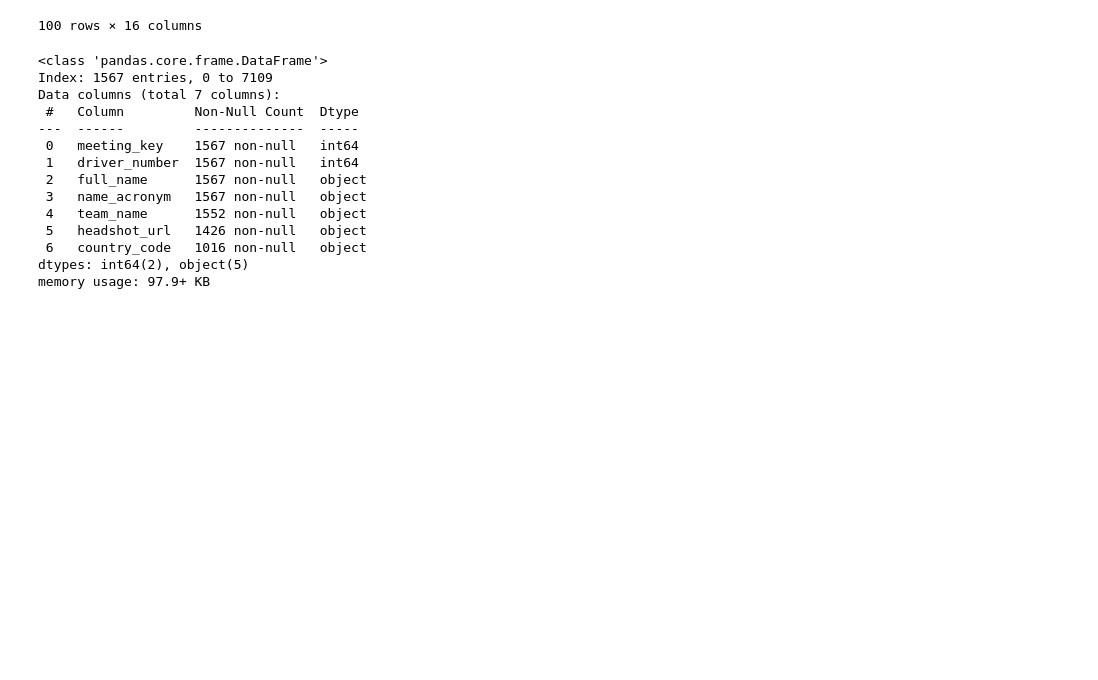
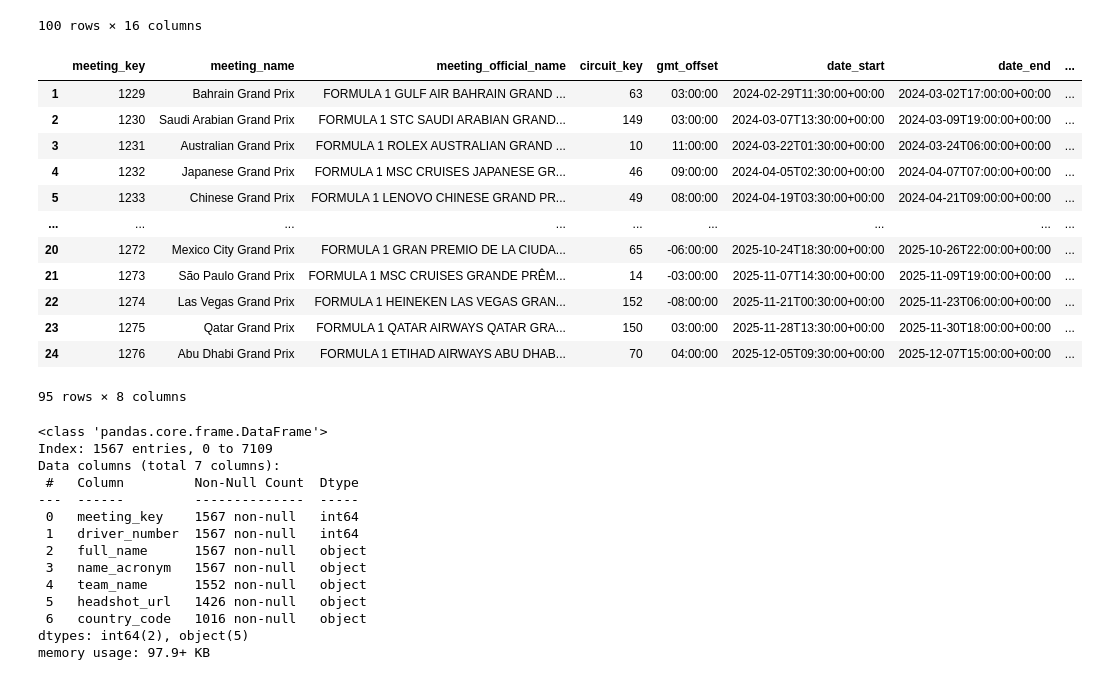
Before and after one commit to FlavLbr/F1_website, a Jupyter notebook: notebook/02_cleaning/mise_en_propre.ipynb, the cells around one changed output. Drawn from its saved outputs; the diff is of its cells as text; code cells hidden in the pictures; blank space fills up the shorter version.

```diff
--- a/notebook/02_cleaning/mise_en_propre.ipynb
+++ b/notebook/02_cleaning/mise_en_propre.ipynb
@@ -30,6 +30,22 @@ display(df)
 | 23 | 1275 | Qatar Grand Prix | FORMULA 1 QATAR AIRWAYS QATAR GRA... | Lusail | 149 | QAT | Qatar | ... |
 | 24 | 1276 | Abu Dhabi Grand Prix | FORMULA 1 ETIHAD AIRWAYS ABU DHAB... | Yas Island | 21 | UAE | United Arab Emirates | ... |
 100 rows × 16 columns
+# %%
+display(df.loc[df["meeting_name"].str.contains("Grand Prix"),["meeting_key","meeting_name","meeting_official_name","circuit_key","gmt_offset","date_start","date_end","year"]])
+# %% [output]
+|  | meeting_key | meeting_name | meeting_official_name | circuit_key | gmt_offset | date_start | date_end | ... |
+| 1 | 1229 | Bahrain Grand Prix | FORMULA 1 GULF AIR BAHRAIN GRAND ... | 63 | 03:00:00 | 2024-02-29T11:30:00+00:00 | 2024-03-02T17:00:00+00:00 | ... |
+| 2 | 1230 | Saudi Arabian Grand Prix | FORMULA 1 STC SAUDI ARABIAN GRAND... | 149 | 03:00:00 | 2024-03-07T13:30:00+00:00 | 2024-03-09T19:00:00+00:00 | ... |
+| 3 | 1231 | Australian Grand Prix | FORMULA 1 ROLEX AUSTRALIAN GRAND ... | 10 | 11:00:00 | 2024-03-22T01:30:00+00:00 | 2024-03-24T06:00:00+00:00 | ... |
+| 4 | 1232 | Japanese Grand Prix | FORMULA 1 MSC CRUISES JAPANESE GR... | 46 | 09:00:00 | 2024-04-05T02:30:00+00:00 | 2024-04-07T07:00:00+00:00 | ... |
+| 5 | 1233 | Chinese Grand Prix | FORMULA 1 LENOVO CHINESE GRAND PR... | 49 | 08:00:00 | 2024-04-19T03:30:00+00:00 | 2024-04-21T09:00:00+00:00 | ... |
+| ... | ... | ... | ... | ... | ... | ... | ... | ... |
+| 20 | 1272 | Mexico City Grand Prix | FORMULA 1 GRAN PREMIO DE LA CIUDA... | 65 | -06:00:00 | 2025-10-24T18:30:00+00:00 | 2025-10-26T22:00:00+00:00 | ... |
+| 21 | 1273 | São Paulo Grand Prix | FORMULA 1 MSC CRUISES GRANDE PRÊM... | 14 | -03:00:00 | 2025-11-07T14:30:00+00:00 | 2025-11-09T19:00:00+00:00 | ... |
+| 22 | 1274 | Las Vegas Grand Prix | FORMULA 1 HEINEKEN LAS VEGAS GRAN... | 152 | -08:00:00 | 2025-11-21T00:30:00+00:00 | 2025-11-23T06:00:00+00:00 | ... |
+| 23 | 1275 | Qatar Grand Prix | FORMULA 1 QATAR AIRWAYS QATAR GRA... | 150 | 03:00:00 | 2025-11-28T13:30:00+00:00 | 2025-11-30T18:00:00+00:00 | ... |
+| 24 | 1276 | Abu Dhabi Grand Prix | FORMULA 1 ETIHAD AIRWAYS ABU DHAB... | 70 | 04:00:00 | 2025-12-05T09:30:00+00:00 | 2025-12-07T15:00:00+00:00 | ... |
+95 rows × 8 columns
 # %%
 nom="drivers"
 with open(f"/workspaces/F1_website/data/raw/{nom}/{nom}.json") as f:
```
Also changed, not shown: 5 other files.
